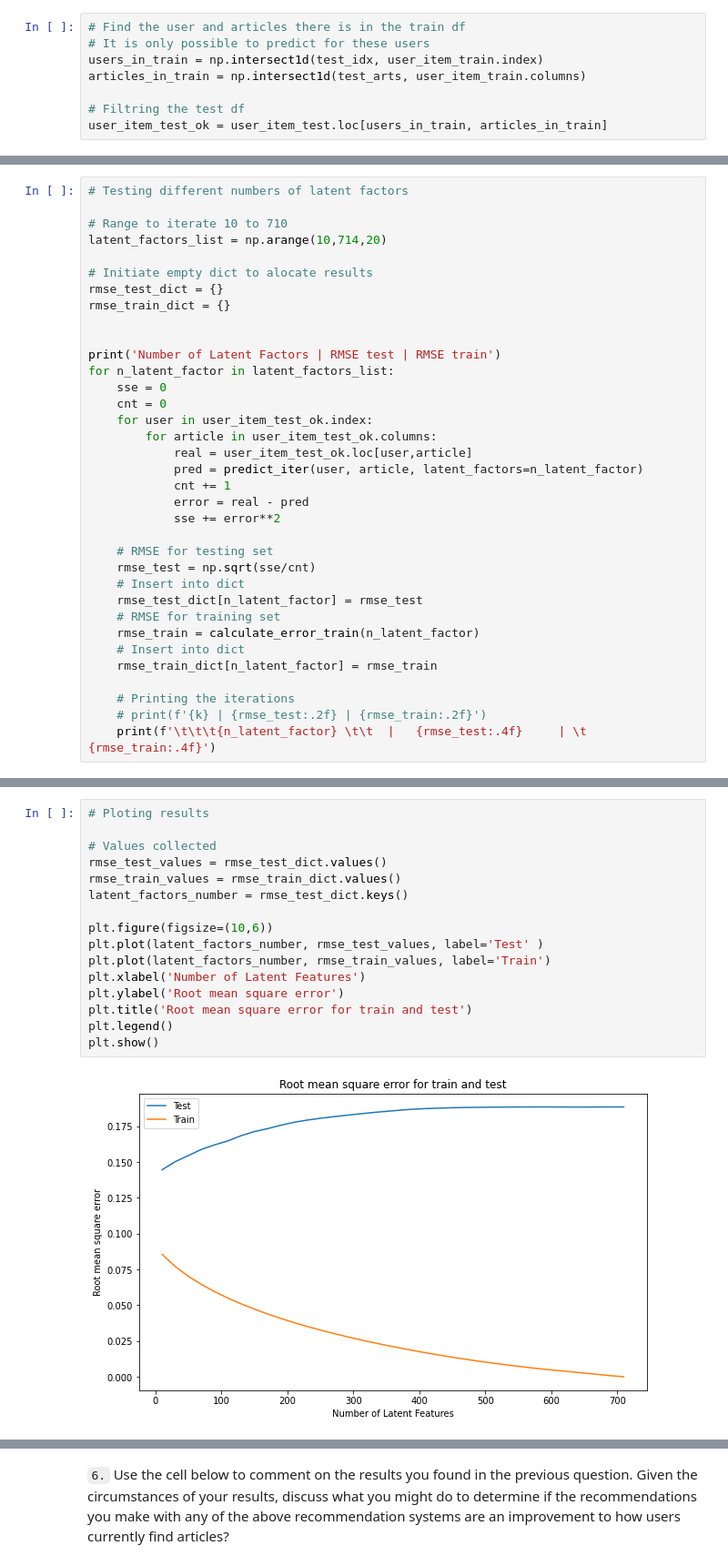
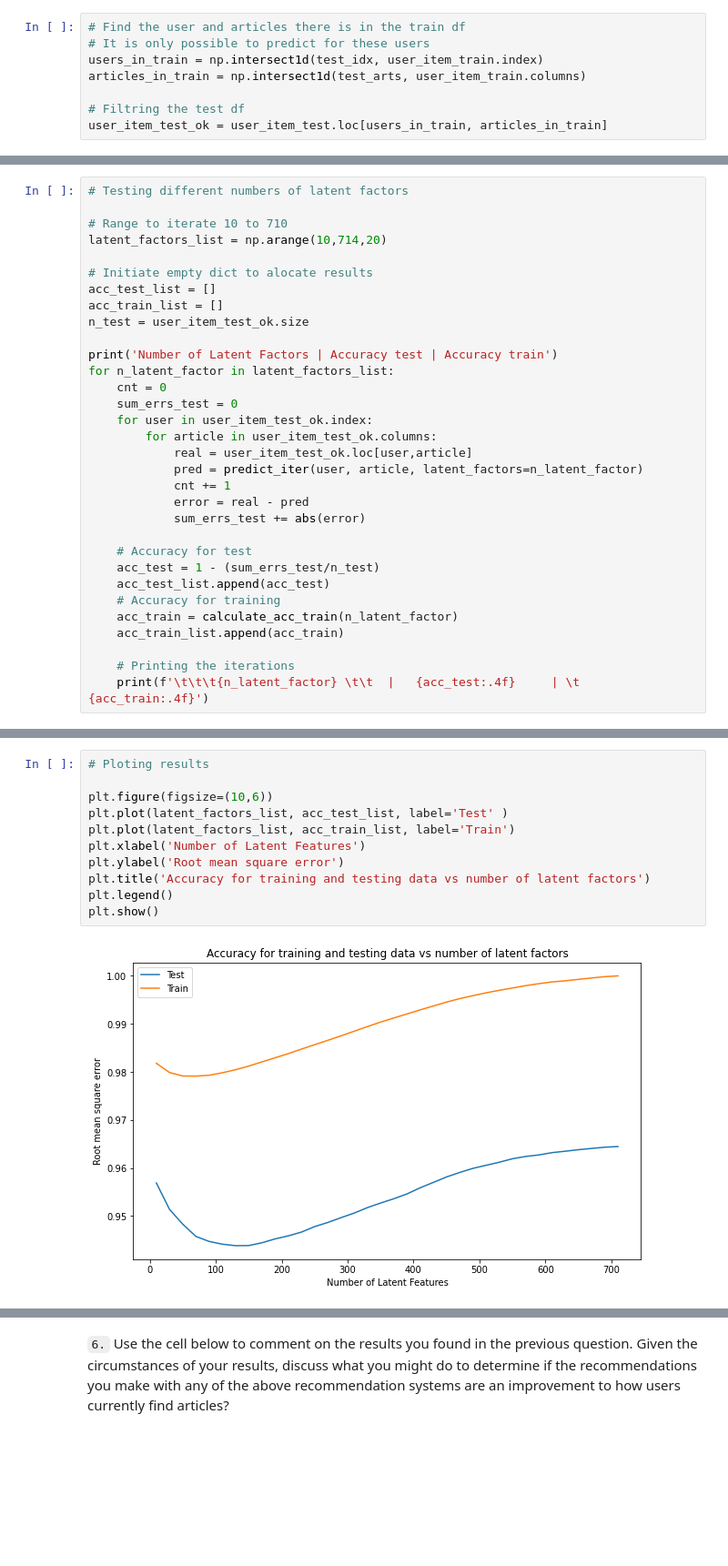
Before and after one commit to IsmaelMiranda11/recommendations, a Jupyter notebook: Recommendations with IBM.ipynb, the cells around one changed output, grey strips where cells are left out. Shown at 91% size. Drawn from its saved outputs; the diff is of its cells as text; blank space fills up the shorter version.

```diff
--- a/Recommendations with IBM.ipynb
+++ b/Recommendations with IBM.ipynb
@@ -1051,32 +1053,29 @@ In the next cell I will make anaylis of the number of latent factors in predicti
 latent_factors_list = np.arange(10,714,20)
 
 # Initiate empty dict to alocate results
-rmse_test_dict = {}
-rmse_train_dict = {}
+acc_test_list = []
+acc_train_list = []
+n_test = user_item_test_ok.size
 
-
-print('Number of Latent Factors | RMSE test | RMSE train')
+print('Number of Latent Factors | Accuracy test | Accuracy train')
 for n_latent_factor in latent_factors_list:
-    sse = 0
     cnt = 0
+    sum_errs_test = 0
     for user in user_item_test_ok.index:
         for article in user_item_test_ok.columns:
             real = user_item_test_ok.loc[user,article]
             pred = predict_iter(user, article, latent_factors=n_latent_factor)
             cnt += 1
             error = real - pred
-            sse += error**2
+            sum_errs_test += abs(error)
 
-    # RMSE for testing set
-    rmse_test = np.sqrt(sse/cnt)
-    # Insert into dict
-    rmse_test_dict[n_latent_factor] = rmse_test
-    # RMSE for training set
-    rmse_train = calculate_error_train(n_latent_factor)
-    # Insert into dict
-    rmse_train_dict[n_latent_factor] = rmse_train
+    # Accuracy for test
+    acc_test = 1 - (sum_errs_test/n_test)
+    acc_test_list.append(acc_test)
+    # Accuracy for training
+    acc_train = calculate_acc_train(n_latent_factor)
+    acc_train_list.append(acc_train)
 
     # Printing the iterations
-    # print(f'{k} | {rmse_test:.2f} | {rmse_train:.2f}')
-    print(f'\t\t\t{n_latent_factor} \t\t  |   {rmse_test:.4f}     | \t  {rmse_train:.4f}')
+    print(f'\t\t\t{n_latent_factor} \t\t  |   {acc_test:.4f}     | \t  {acc_train:.4f}')
 # %% [output]
@@ -1104,18 +1101,13 @@ The graph bellow shows this behavoir
 # %%
 # Ploting results
 
-# Values collected
-rmse_test_values = rmse_test_dict.values()
-rmse_train_values = rmse_train_dict.values()
-latent_factors_number = rmse_test_dict.keys()
-
 plt.figure(figsize=(10,6))
-plt.plot(latent_factors_number, rmse_test_values, label='Test' )
-plt.plot(latent_factors_number, rmse_train_values, label='Train')
+plt.plot(latent_factors_list, acc_test_list, label='Test' )
+plt.plot(latent_factors_list, acc_train_list, label='Train')
 plt.xlabel('Number of Latent Features')
 plt.ylabel('Root mean square error')
-plt.title('Root mean square error for train and test')
+plt.title('Accuracy for training and testing data vs number of latent factors')
 plt.legend()
 plt.show()
 # %% [output]
-[figure, old version]
+[figure, new version]
```
Also changed, not shown: parts of 13 cells of this notebook, 2 other files.
